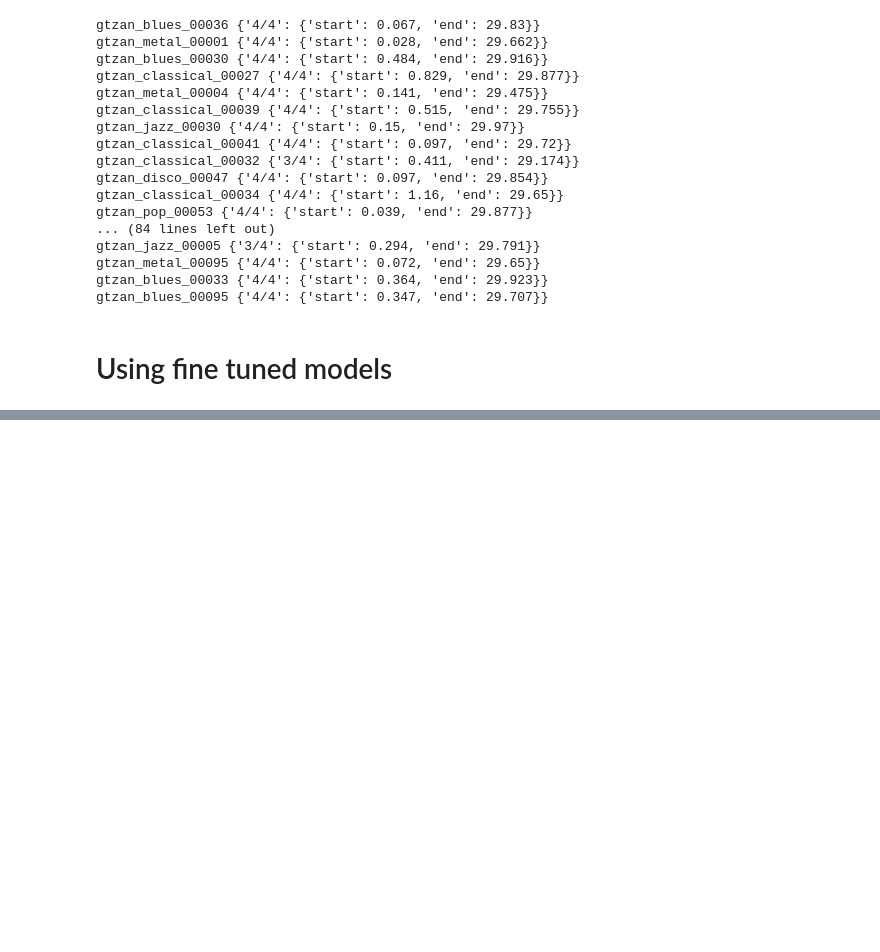
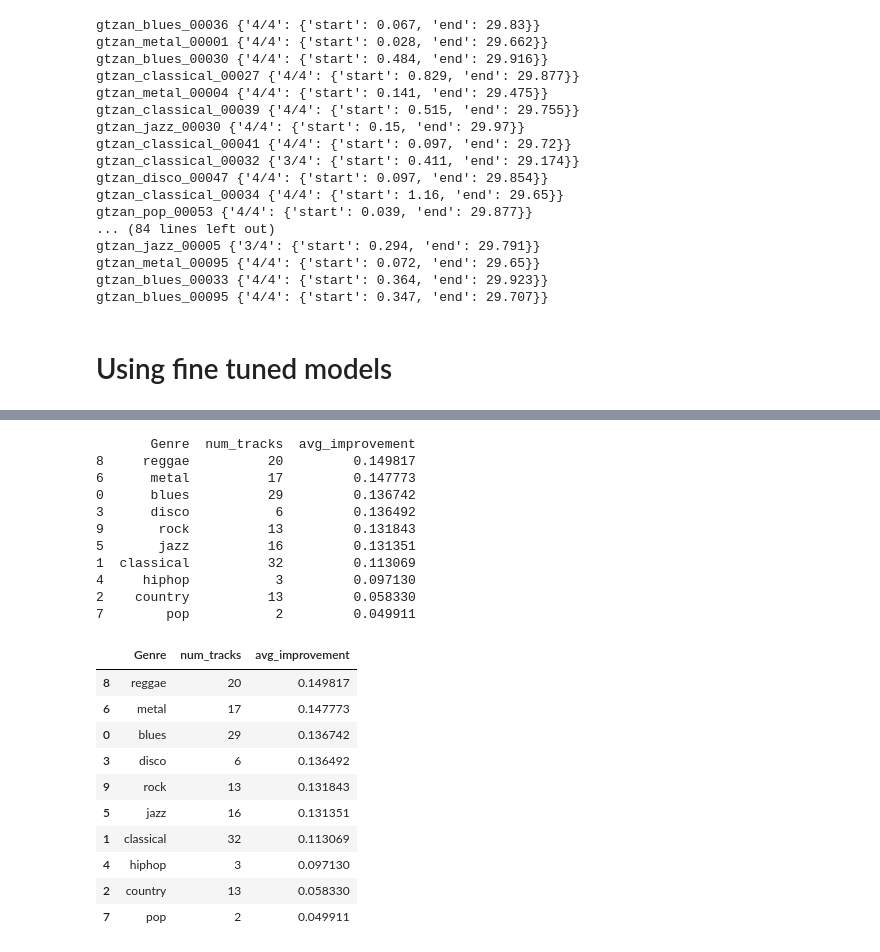
Before and after one commit to smilo7/more-beats-for-this, a Jupyter notebook: notebooks/More_Beats_for_This!_Reproducing_Beat_this!_paper_results_and_fail_case_analysis(1).ipynb, the cells around one changed output, grey strips where cells are left out. Saved outputs shown, nothing was run; the diff lists cells and outputs as text; code cells hidden in the pictures; blank space fills up the shorter version.

```diff
--- a/notebooks/More_Beats_for_This!_Reproducing_Beat_this!_paper_results_and_fail_case_analysis(1).ipynb
+++ b/notebooks/More_Beats_for_This!_Reproducing_Beat_this!_paper_results_and_fail_case_analysis(1).ipynb
@@ -433,0 +532,48 @@ gtzan_blues_00095 {'4/4': {'start': 0.347, 'end': 29.707}}
+# %%
+## OUt of the improved tracks which genre improved the most
+
+import pandas as pd
+
+# Assuming df_improved is already created from previous steps
+
+# Extract genre from "Piece" column
+df_improved["Genre"] = df_improved["Piece"].str.extract(r'gtzan/gtzan_(\w+)_\d+/track.npy')
+
+# Group by genre and compute the mean improvement
+df_genre = df_improved.groupby("Genre")["improvement"].agg(["count", "mean"]).reset_index()
+
+# Rename columns for clarity
+df_genre.rename(columns={"count": "num_tracks", "mean": "avg_improvement"}, inplace=True)
+
+# Sort by average improvement
+df_genre = df_genre.sort_values(by="avg_improvement", ascending=False)
+
+# Display results
+print(df_genre)
+df_genre
+
+# Optionally, save to CSV
+# df_genre.to_csv("genre_improvements.csv", index=False)
+# %% [output]
+       Genre  num_tracks  avg_improvement
+8     reggae          20         0.149817
+6      metal          17         0.147773
+0      blues          29         0.136742
+3      disco           6         0.136492
+9       rock          13         0.131843
+5       jazz          16         0.131351
+1  classical          32         0.113069
+4     hiphop           3         0.097130
+2    country          13         0.058330
+7        pop           2         0.049911
+|  | Genre | num_tracks | avg_improvement |
+| 8 | reggae | 20 | 0.149817 |
+| 6 | metal | 17 | 0.147773 |
+| 0 | blues | 29 | 0.136742 |
+| 3 | disco | 6 | 0.136492 |
+| 9 | rock | 13 | 0.131843 |
+| 5 | jazz | 16 | 0.131351 |
+| 1 | classical | 32 | 0.113069 |
+| 4 | hiphop | 3 | 0.097130 |
+| 2 | country | 13 | 0.058330 |
+| 7 | pop | 2 | 0.049911 |
```
Also changed, not shown: parts of 4 cells of this notebook.
